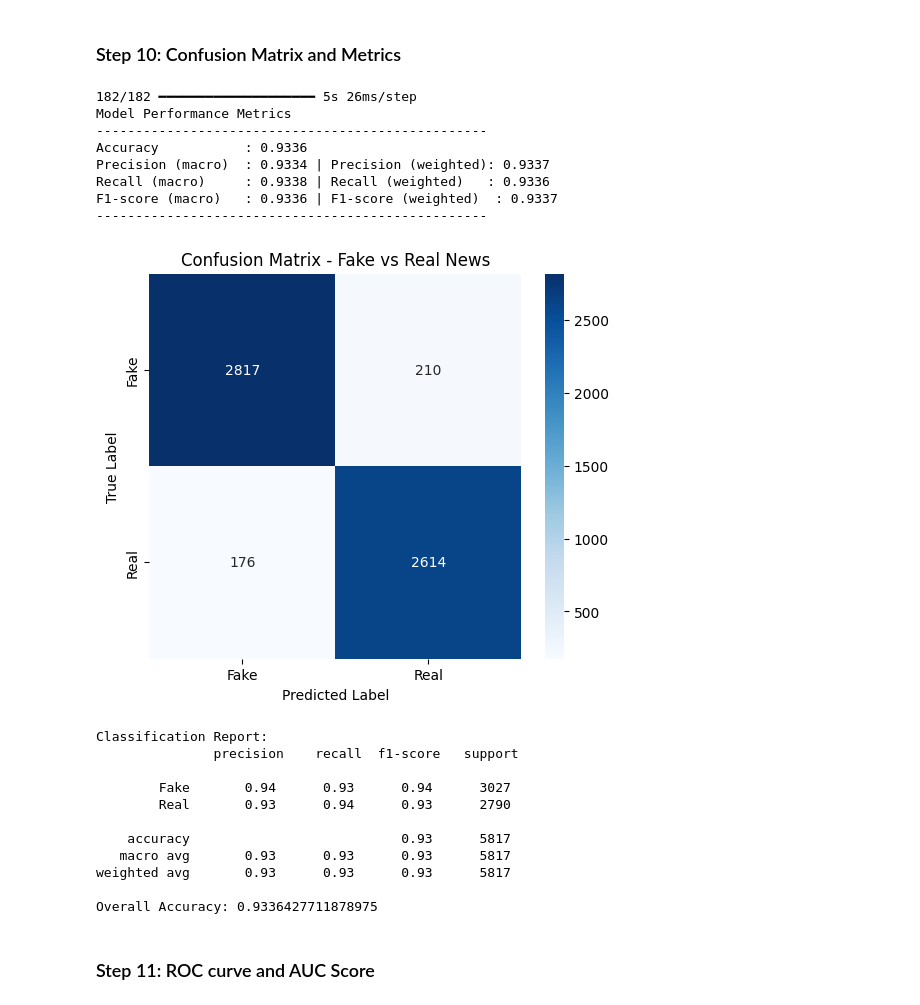
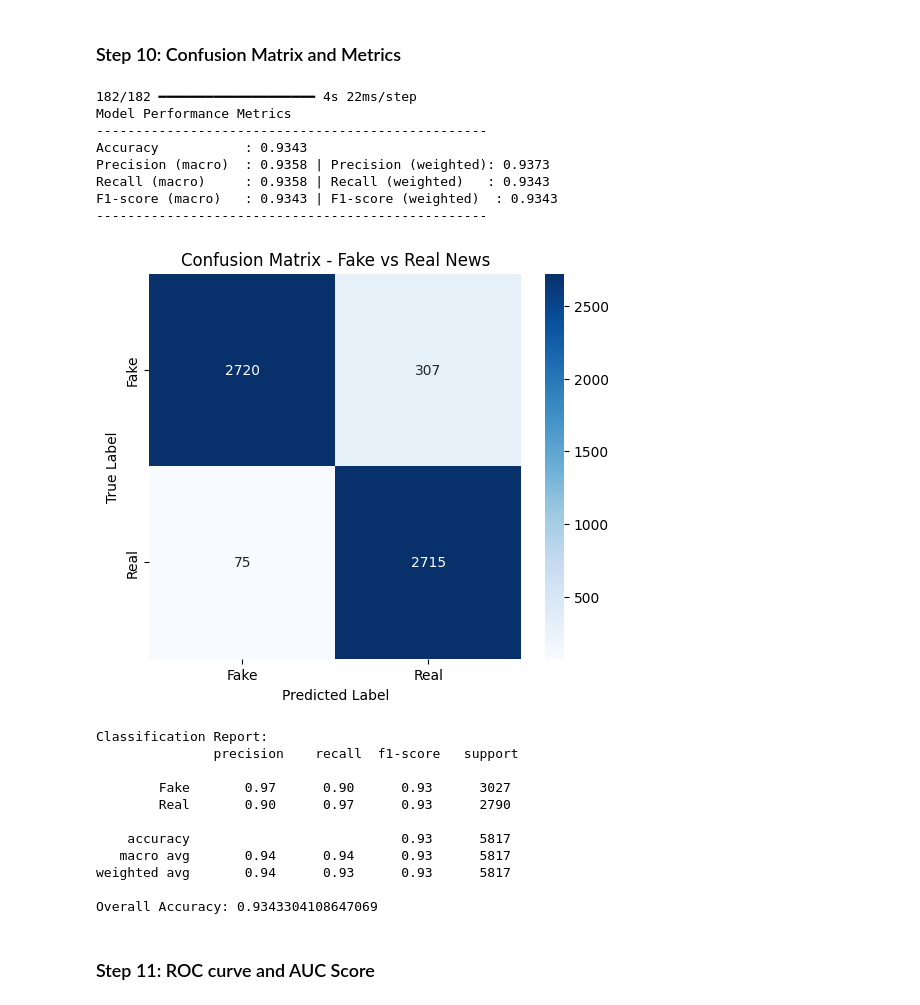
Before and after one commit to LiQuinChing/DL-fakeNewsClassification, a Jupyter notebook: CNN.ipynb, the cells around one changed output. Saved outputs shown, nothing was run; the diff lists cells and outputs as text; code cells hidden in the pictures.

```diff
--- a/CNN.ipynb
+++ b/CNN.ipynb
@@ -299,7 +299,7 @@ Test Accuracy: 93.36%
 # %%
 # Predict on the test set
 y_pred_probs = model.predict(X_test_pad)
-y_pred = (y_pred_probs > 0.5).astype("int32").flatten()
+y_pred = (y_pred_probs > 0.3).astype("int32").flatten()
 
 # Calculate core performance metrics
 from sklearn.metrics import (
@@ -317,50 +317,50 @@ f1_macro = f1_score(y_test, y_pred, average='macro')
 f1_weighted = f1_score(y_test, y_pred, average='weighted')
 
 # Print results
 print("Model Performance Metrics")
 print("-" * 50)
 print(f"Accuracy           : {accuracy:.4f}")
 print(f"Precision (macro)  : {precision_macro:.4f} | Precision (weighted): {precision_weighted:.4f}")
 print(f"Recall (macro)     : {recall_macro:.4f} | Recall (weighted)   : {recall_weighted:.4f}")
 print(f"F1-score (macro)   : {f1_macro:.4f} | F1-score (weighted)  : {f1_weighted:.4f}")
 print("-" * 50)
 
 # Compute confusion matrix
 cm = confusion_matrix(y_test, y_pred)
 labels = ['Fake', 'Real']
 
 # Display confusion matrix as heatmap
 plt.figure(figsize=(6, 5))
 sns.heatmap(cm, annot=True, fmt='d', cmap='Blues', xticklabels=labels, yticklabels=labels)
 plt.xlabel('Predicted Label')
 plt.ylabel('True Label')
 plt.title('Confusion Matrix - Fake vs Real News')
 plt.show()
 
 # Detailed classification report
 print("\nClassification Report:\n", classification_report(y_test, y_pred, target_names=labels))
 print("Overall Accuracy:", accuracy_score(y_test, y_pred))
 # %% [output]
-182/182 ━━━━━━━━━━━━━━━━━━━━ 5s 26ms/step
+182/182 ━━━━━━━━━━━━━━━━━━━━ 4s 22ms/step
 Model Performance Metrics
 --------------------------------------------------
-Accuracy           : 0.9336
-Precision (macro)  : 0.9334 | Precision (weighted): 0.9337
-Recall (macro)     : 0.9338 | Recall (weighted)   : 0.9336
-F1-score (macro)   : 0.9336 | F1-score (weighted)  : 0.9337
+Accuracy           : 0.9343
+Precision (macro)  : 0.9358 | Precision (weighted): 0.9373
+Recall (macro)     : 0.9358 | Recall (weighted)   : 0.9343
+F1-score (macro)   : 0.9343 | F1-score (weighted)  : 0.9343
 --------------------------------------------------
-[figure, old version]
+[figure, new version]
 Classification Report:
                precision    recall  f1-score   support
 
-        Fake       0.94      0.93      0.94      3027
-        Real       0.93      0.94      0.93      2790
+        Fake       0.97      0.90      0.93      3027
+        Real       0.90      0.97      0.93      2790
 
     accuracy                           0.93      5817
-   macro avg       0.93      0.93      0.93      5817
-weighted avg       0.93      0.93      0.93      5817
+   macro avg       0.94      0.94      0.93      5817
+weighted avg       0.94      0.93      0.93      5817
 
-Overall Accuracy: 0.9336427711878975
+Overall Accuracy: 0.9343304108647069
 # %% [markdown]
 ### Step 11: ROC curve and AUC Score
 # %%
```
Also changed, not shown: parts of 2 cells of this notebook.
